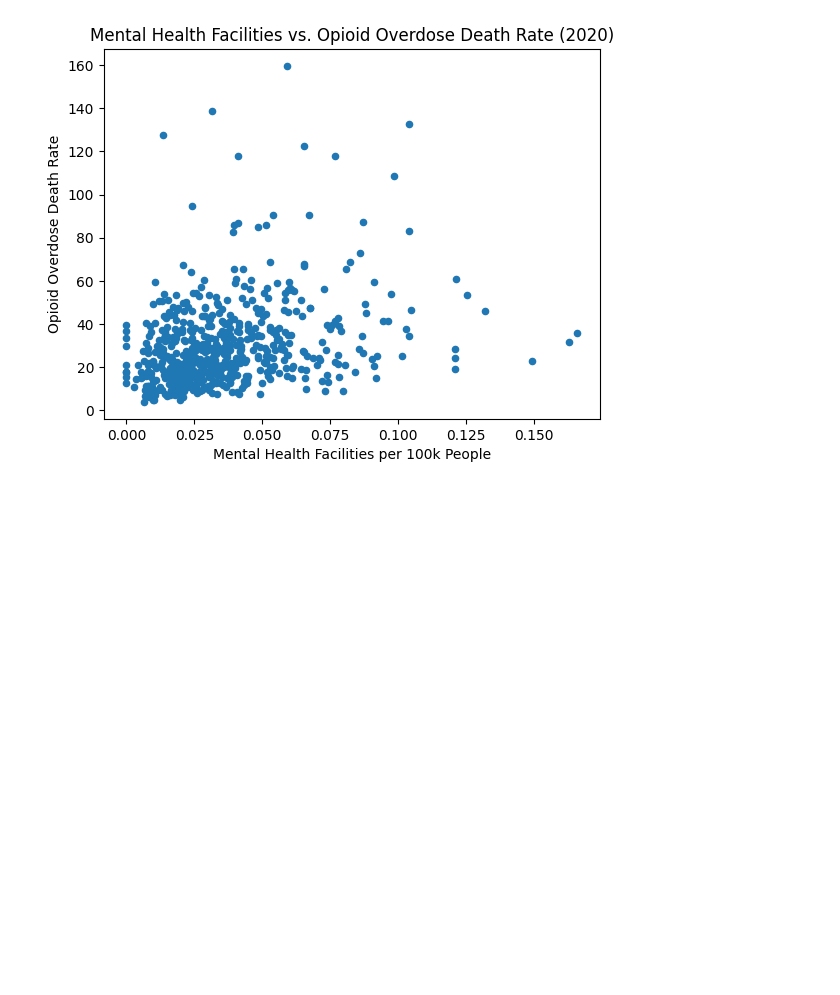
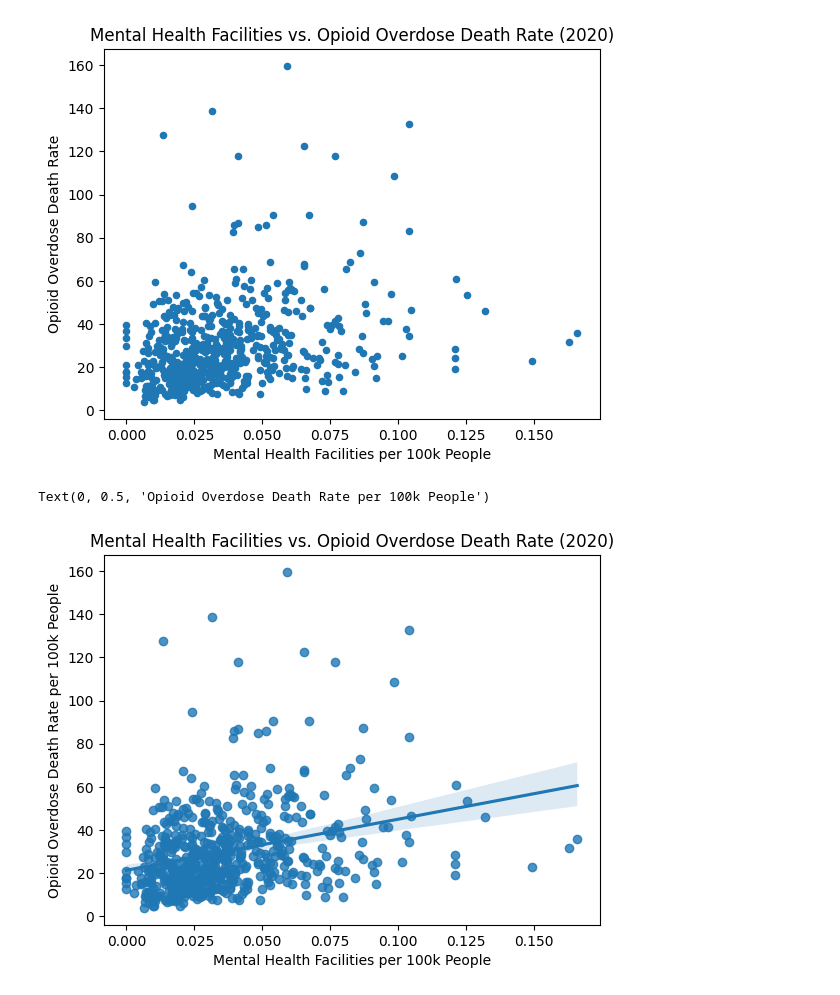
Before and after one commit to Ludougan123234/624-project, a Jupyter notebook: state_level_analysis.ipynb, the cells around one changed output. Saved outputs shown, nothing was run; the diff lists cells and outputs as text; code cells hidden in the pictures; blank space fills up the shorter version.

```diff
--- a/state_level_analysis.ipynb
+++ b/state_level_analysis.ipynb
@@ -171,3 +172,12 @@ plt.ylabel('Opioid Overdose Death Rate')
 # %% [output]
 Text(0, 0.5, 'Opioid Overdose Death Rate')
 [figure]
+# %%
+# now as regplot:
+sns.regplot(x='AMFAR_MHFAC_RATE', y='Crude Rate', data=death_mental_df)
+plt.title('Mental Health Facilities vs. Opioid Overdose Death Rate (2020)')
+plt.xlabel('Mental Health Facilities per 100k People')
+plt.ylabel('Opioid Overdose Death Rate per 100k People')
+# %% [output]
+Text(0, 0.5, 'Opioid Overdose Death Rate per 100k People')
+[figure, added]
```
Also changed, not shown: parts of 7 cells of this notebook.
